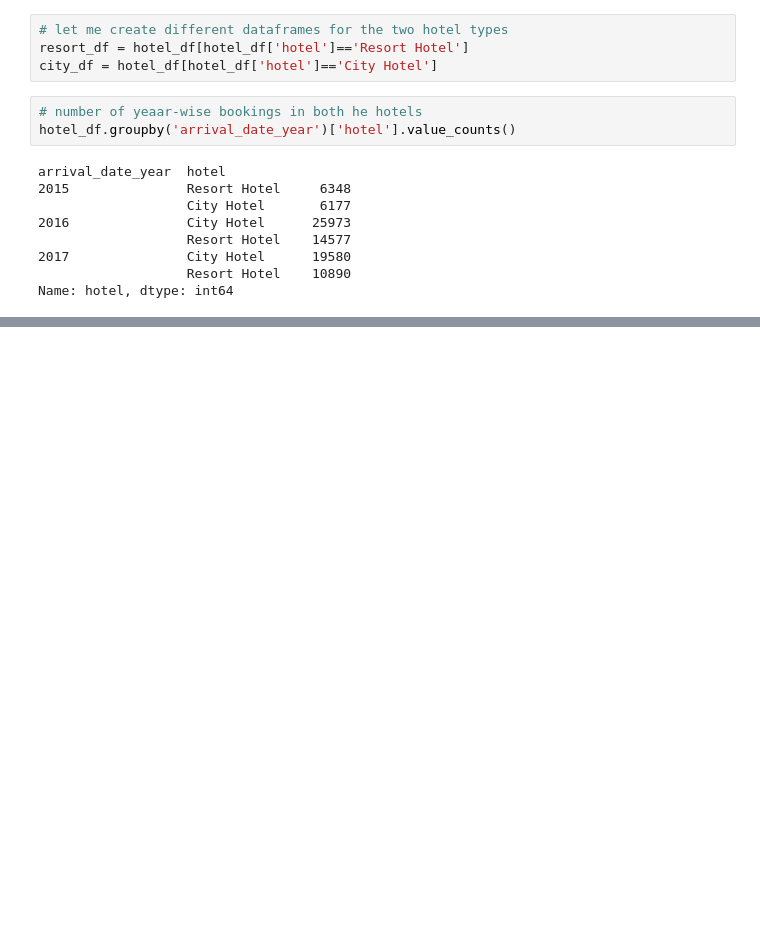
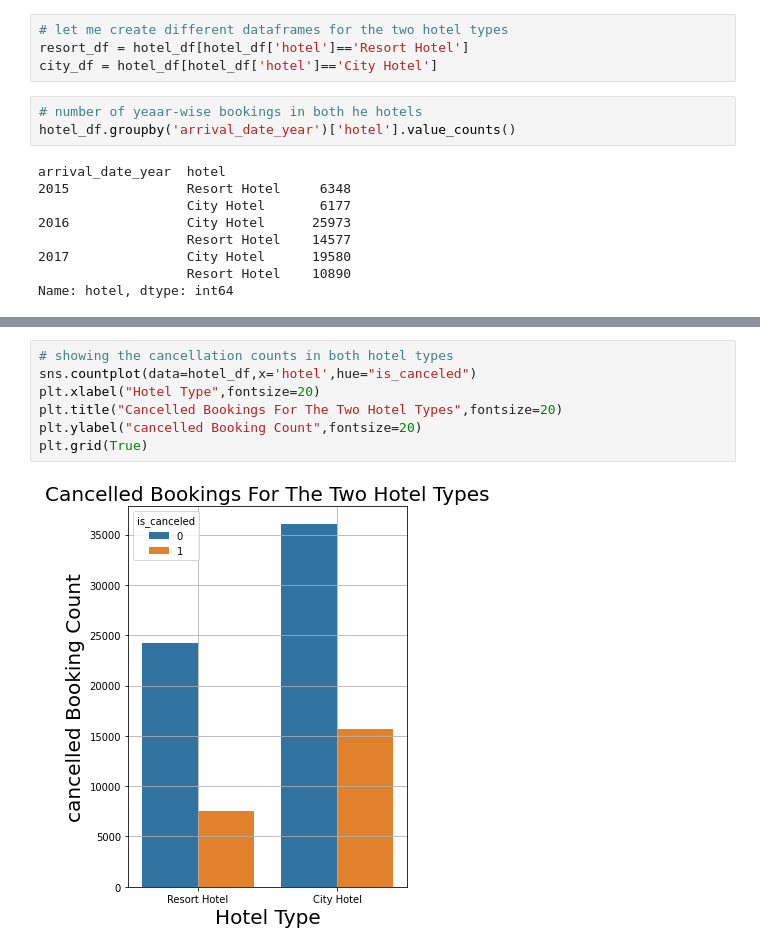
Before and after one commit to DharmeshRV/Hotel-Booking-Analysis, a Jupyter notebook: Hotel_Booking_Analysis_Capstone_Project.ipynb, the cells around one changed output, grey strips where cells are left out. Cells and saved outputs as stored; diff of their text form; blank space fills up the shorter version.

```diff
--- a/Hotel_Booking_Analysis_Capstone_Project.ipynb
+++ b/Hotel_Booking_Analysis_Capstone_Project.ipynb
@@ -411,0 +422,9 @@ Text(0, 0.5, 'Booking Count')
+# %%
+# showing the cancellation counts in both hotel types
+sns.countplot(data=hotel_df,x='hotel',hue="is_canceled")
+plt.xlabel("Hotel Type",fontsize=20)
+plt.title("Cancelled Bookings For The Two Hotel Types",fontsize=20)
+plt.ylabel("cancelled Booking Count",fontsize=20)
+plt.grid(True)
+# %% [output]
+[figure, added]
```
Also changed, not shown: parts of 26 cells of this notebook.
